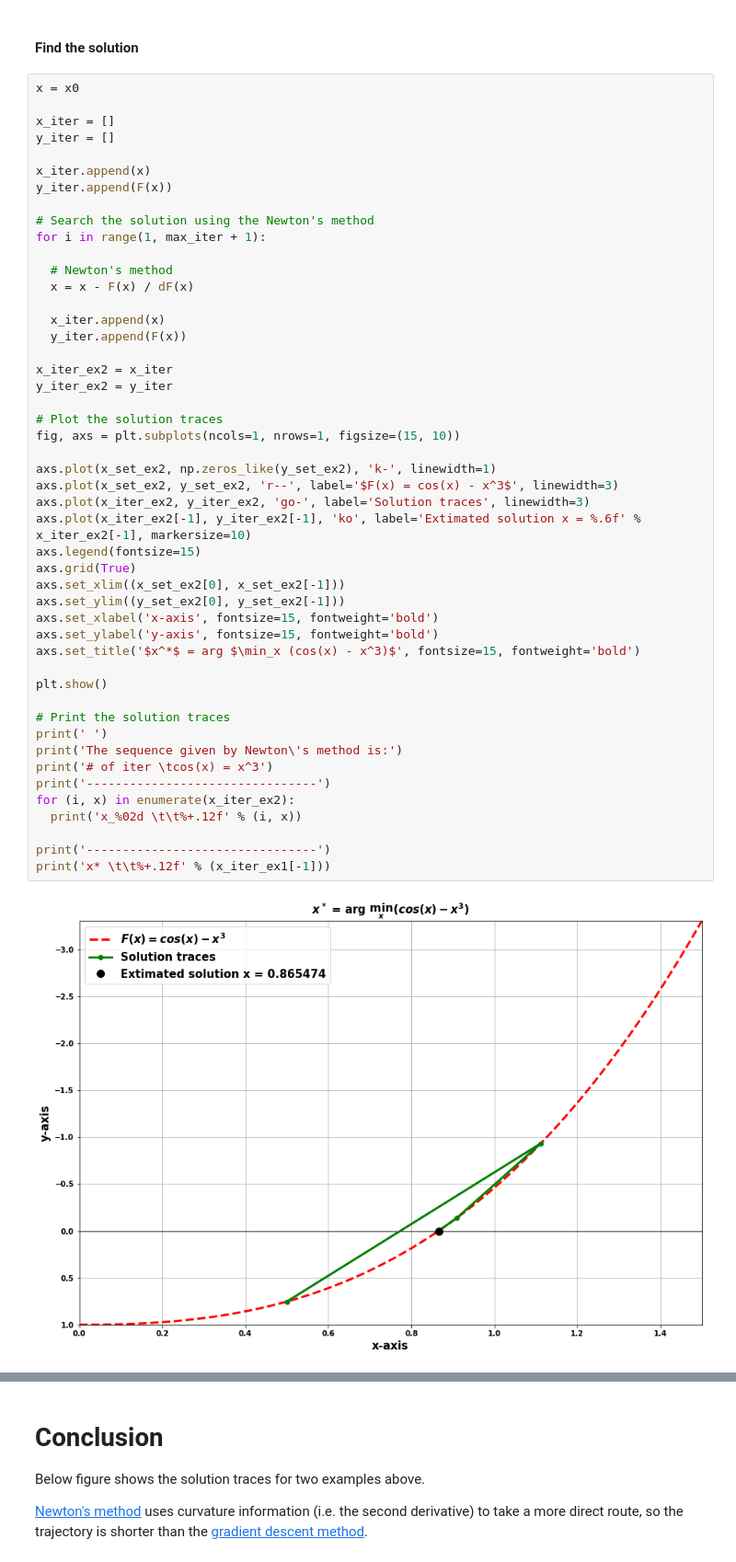
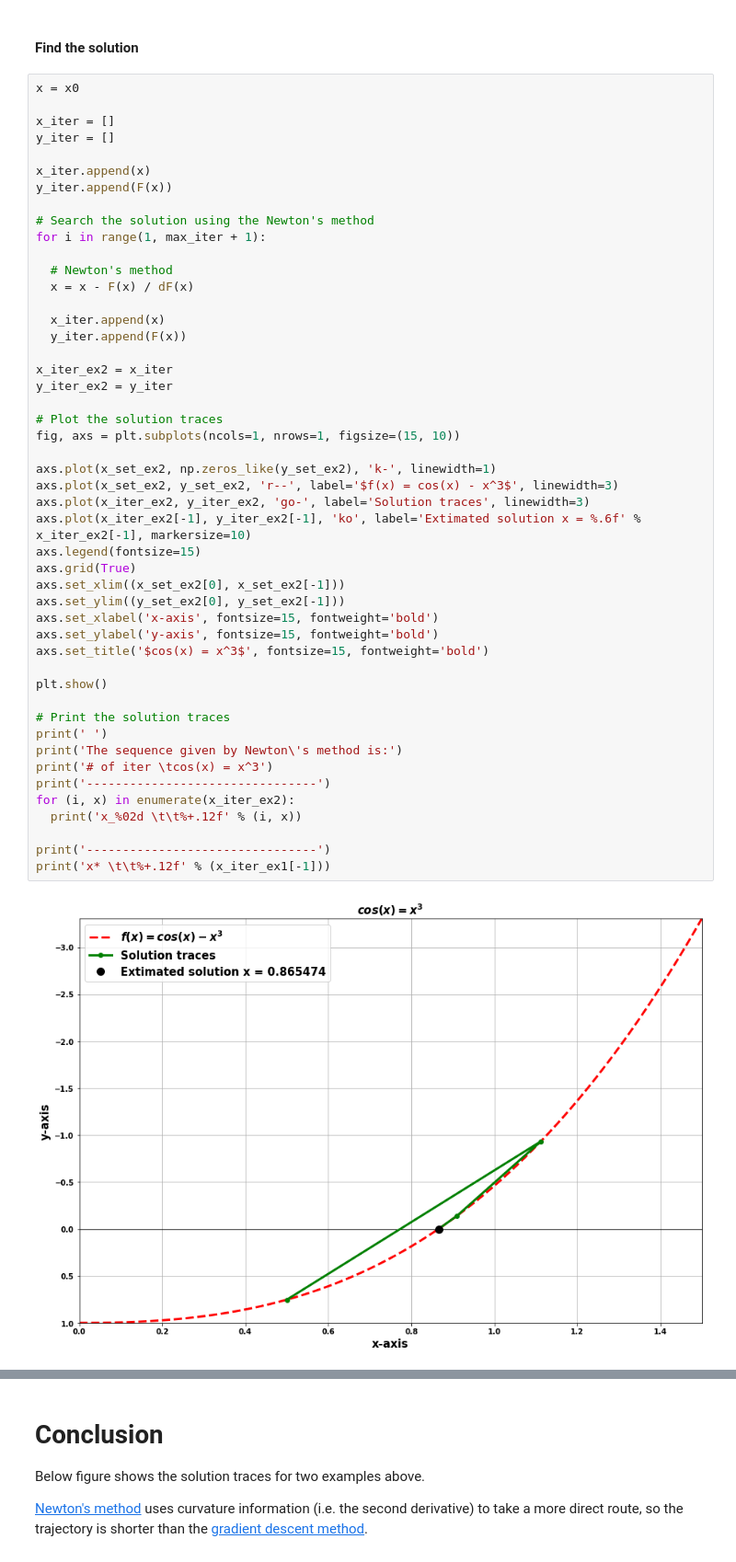
Before and after one commit to hanyoseob/lecture_optimization, a Jupyter notebook: chapter06_Newton's_method.ipynb, the cells around one changed output, grey strips where cells are left out. Shown: that part at 92% size. Drawn from its saved outputs; the diff is of its cells as text.

```diff
--- a/chapter06_Newton's_method.ipynb
+++ b/chapter06_Newton's_method.ipynb
@@ -244,36 +244,36 @@ for i in range(1, max_iter + 1):
 
 x_iter_ex2 = x_iter
 y_iter_ex2 = y_iter
 
 # Plot the solution traces
 fig, axs = plt.subplots(ncols=1, nrows=1, figsize=(15, 10))
 
 axs.plot(x_set_ex2, np.zeros_like(y_set_ex2), 'k-', linewidth=1)
-axs.plot(x_set_ex2, y_set_ex2, 'r--', label='$F(x) = cos(x) - x^3$', linewidth=3)
+axs.plot(x_set_ex2, y_set_ex2, 'r--', label='$f(x) = cos(x) - x^3$', linewidth=3)
 axs.plot(x_iter_ex2, y_iter_ex2, 'go-', label='Solution traces', linewidth=3)
 axs.plot(x_iter_ex2[-1], y_iter_ex2[-1], 'ko', label='Extimated solution x = %.6f' % x_iter_ex2[-1], markersize=10)
 axs.legend(fontsize=15)
 axs.grid(True)
 axs.set_xlim((x_set_ex2[0], x_set_ex2[-1]))
 axs.set_ylim((y_set_ex2[0], y_set_ex2[-1]))
 axs.set_xlabel('x-axis', fontsize=15, fontweight='bold')
 axs.set_ylabel('y-axis', fontsize=15, fontweight='bold')
-axs.set_title('$x^*$ = arg $\min_x (cos(x) - x^3)$', fontsize=15, fontweight='bold')
+axs.set_title('$cos(x) = x^3$', fontsize=15, fontweight='bold')
 
 plt.show()
 
 # Print the solution traces
 print(' ')
 print('The sequence given by Newton\'s method is:')
 print('# of iter \tcos(x) = x^3')
 print('--------------------------------')
 for (i, x) in enumerate(x_iter_ex2):
   print('x_%02d \t\t%+.12f' % (i, x))
 
 print('--------------------------------')
 print('x* \t\t%+.12f' % (x_iter_ex1[-1]))
 # %% [output]
-[figure, old version]
+[figure, new version]
 The sequence given by Newton's method is:
 # of iter       cos(x) = x^3
 --------------------------------
```
Also changed, not shown: parts of 1 cell of this notebook.
